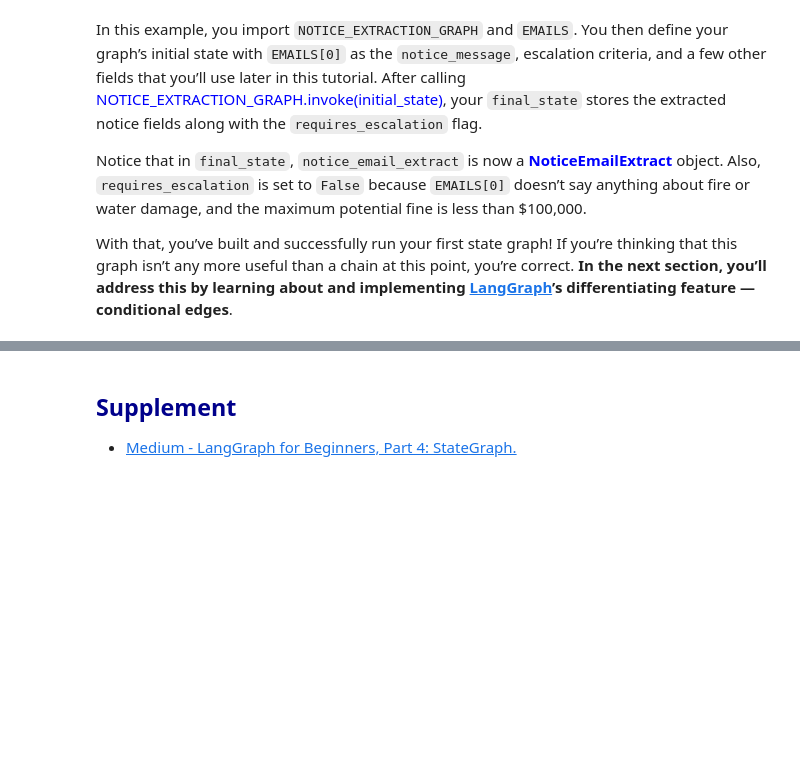
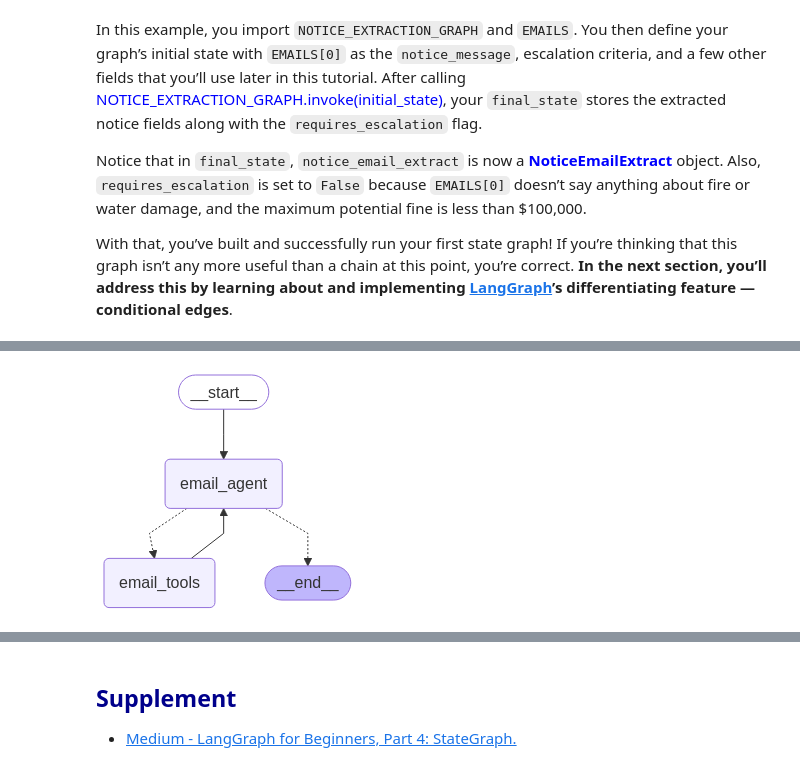
Before and after one commit to johnklee/ml_articles, a Jupyter notebook: realpython/LangGraph_guild_stateful_ai_agents_in_python/notebook.ipynb, the cells around one changed output, grey strips where cells are left out. Drawn from its saved outputs; the diff is of its cells as text; code cells hidden in the pictures; blank space fills up the shorter version.

```diff
--- a/realpython/LangGraph_guild_stateful_ai_agents_in_python/notebook.ipynb
+++ b/realpython/LangGraph_guild_stateful_ai_agents_in_python/notebook.ipynb
@@ -591,0 +1113,4 @@ With that, you’ve built and successfully run your first state graph! If you’
+# %%
+Image(filename='email_agent_graph.png')
+# %% [output]
+[figure, added]
```
Also changed, not shown: parts of 63 cells of this notebook, 5 other files.
